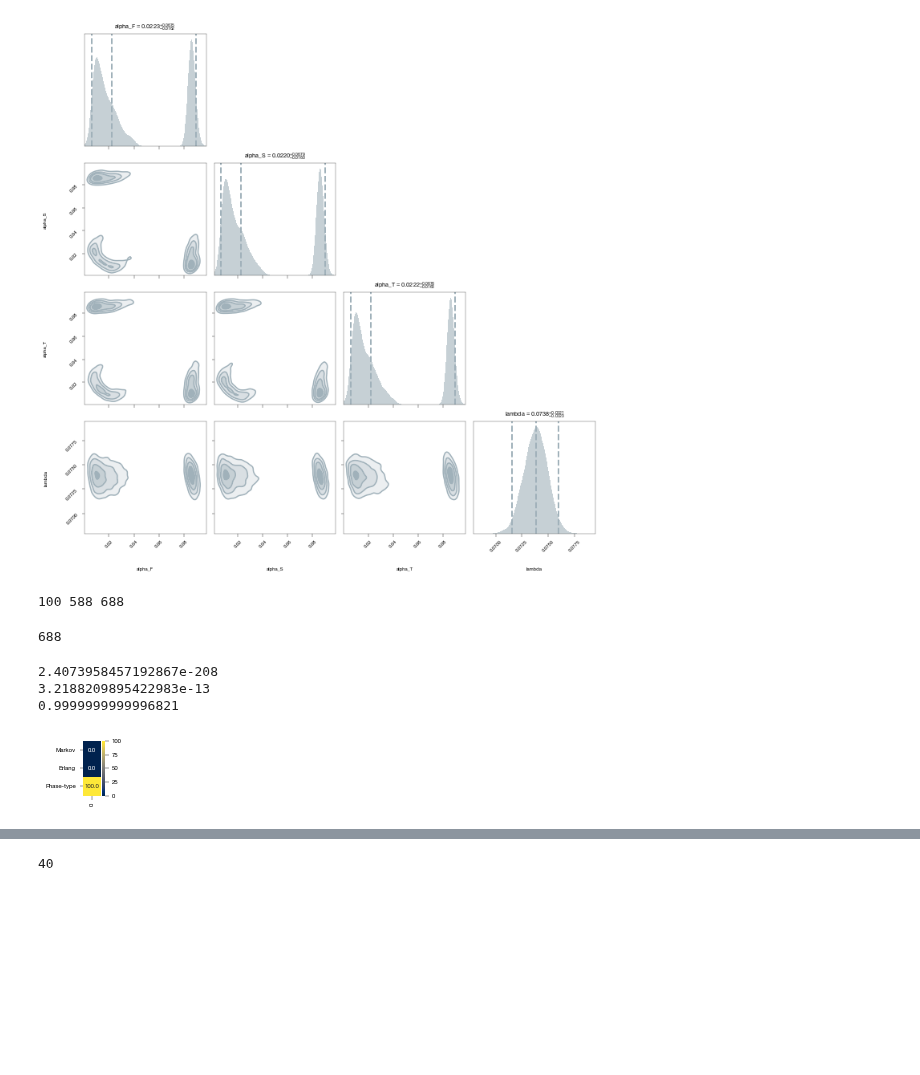
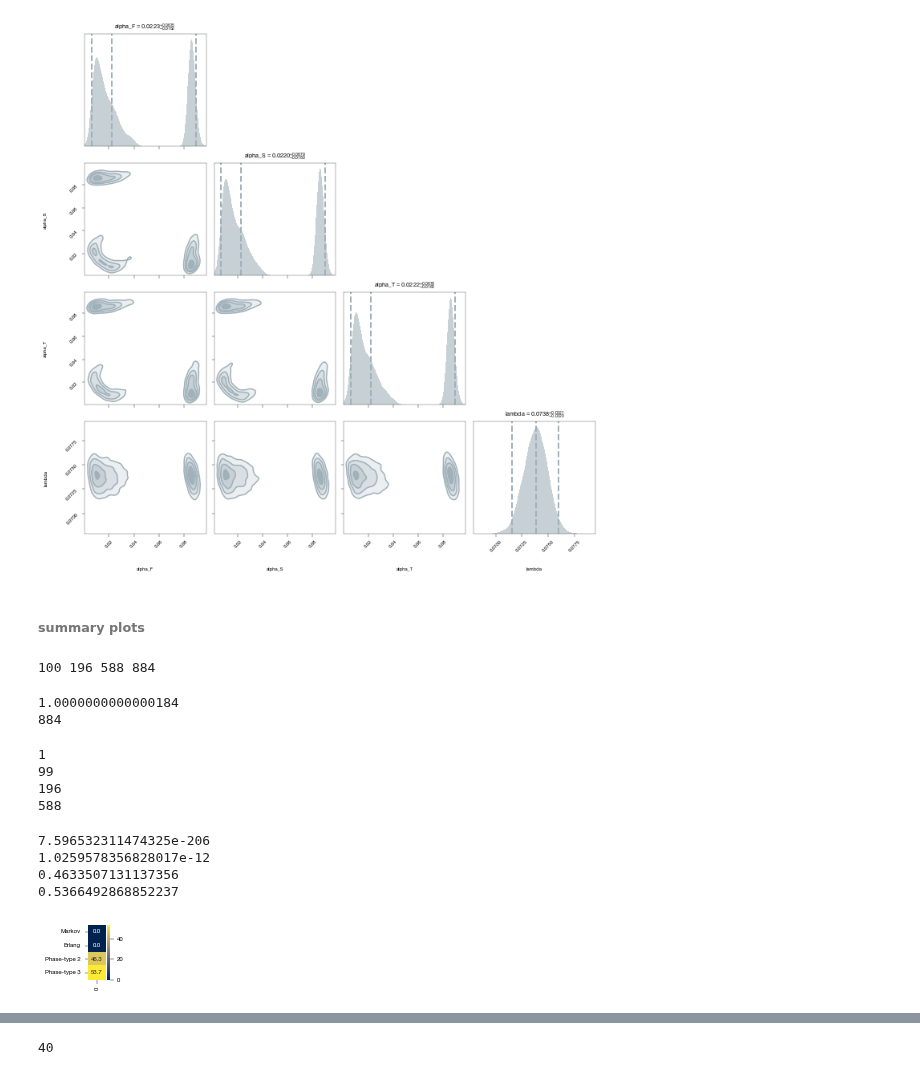
Before and after one commit to mauricelanghinrichs/memocell, a Jupyter notebook: paper/paper_figures.ipynb, the cells around one changed output, grey strips where cells are left out. Drawn from its saved outputs; the diff is of its cells as text; code cells hidden in the pictures; blank space fills up the shorter version.

Commit message:
paper updates

```diff
--- a/paper/paper_figures.ipynb
+++ b/paper/paper_figures.ipynb
@@ -1466,0 +1525,5 @@ me.plots.est_corner_kernel_plot(est, save='paper_figures/post_cd44_cov_net_3_20.
+# %%
+res = pickle.load(open('estimation_count_data_cd44_filtered_sigma022_par2.pickle', 'rb'))
+net_names = [est.net.net_name for est in res]
+model_probs = me.selection.compute_model_probabilities(res)
+log_evids = [est.bay_est_log_evidence for est in res]
@@ -1466,0 +1561,19 @@ me.plots.est_corner_kernel_plot(est, save='paper_figures/post_cd44_cov_net_3_20.
+# %%
+plt.rcParams.update({'figure.figsize': (1.2, 0.8)})
+
+settings = {
+    'A_t': {'label': 'E$(A_t)$', 'color': cactiv},
+    'M_t': {'label': 'E$(M_t)$', 'color': cnaive}
+}
+me.plots.est_bestfit_mean_plot(est, x_label='Time (hours)', save='paper_figures/fit_cd44_mean_net_alphaF6_alphaS8_lambda18.pdf', settings=settings)
+
+settings = {
+    ('A_t', 'A_t'): {'label': 'Var$(A_t)$', 'color': cactiv},
+    ('M_t', 'M_t'): {'label': 'Var$(M_t)$', 'color': cnaive}
+}
+me.plots.est_bestfit_variance_plot(est, x_label='Time (hours)', save='paper_figures/fit_cd44_var_net_alphaF6_alphaS8_lambda18.pdf', settings=settings)
+
+settings = {
+    ('A_t', 'M_t'): {'label': 'Cov$(M_t, A_t)$', 'color': grey}
+}
+me.plots.est_bestfit_covariance_plot(est, x_label='Time (hours)', save='paper_figures/fit_cd44_cov_net_alphaF6_alphaS8_lambda18.pdf', settings=settings)
@@ -1502,35 +1651,53 @@ me.plots.est_bestfit_covariance_plot(est, x_label='Time (hours)', save='paper_fi
 me.plots.est_corner_kernel_plot(est, save='paper_figures/post_cd44_cov_net_alphaF6_alphaS6_alphaT6_lambda14.pdf')
 # %% [output]
 [figure]
+# %% [markdown]
+###### summary plots
 # %%
 res1 = pickle.load(open('estimation_count_data_cd44_filtered_sigma022_minimal2.pickle', 'rb'))
-res2 = pickle.load(open('estimation_count_data_cd44_filtered_sigma022_par3.pickle', 'rb'))
-res = res1 + res2
-print(len(res1), len(res2), len(res))
+res2 = pickle.load(open('estimation_count_data_cd44_filtered_sigma022_par2.pickle', 'rb'))
+res3 = pickle.load(open('estimation_count_data_cd44_filtered_sigma022_par3.pickle', 'rb'))
+res = res1 + res2 + res3
+print(len(res1), len(res2), len(res3), len(res))
 # %% [output]
-100 588 688
+100 196 588 884
 # %%
 net_names = [est.net.net_name for est in res]
-model_probs = me.selection.compute_model_probabilities(res)
+mprior = np.array([0.25] + [0.25/99]*99 + [0.25/196]*196 + [0.25/588]*588)
+print(sum(mprior))
+model_probs = me.selection.compute_model_probabilities(res, mprior=mprior)
 print(len(model_probs))
 # %% [output]
-688
+1.0000000000000184
+884
+# %%
+print(len(model_probs[0:1]))
+print(len(model_probs[1:100]))
+print(len(model_probs[100:296]))
+print(len(model_probs[296:]))
+# %% [output]
+1
+99
+196
+588
 # %%
-print(model_probs[0])
+print(sum(model_probs[0:1]))
 print(sum(model_probs[1:100]))
-print(sum(model_probs[100:]))
+print(sum(model_probs[100:296]))
+print(sum(model_probs[296:]))
 
 plt.figure(figsize=(0.4,1))
-df = pd.DataFrame(np.array([model_probs[0], sum(model_probs[1:100]), sum(model_probs[100:])]) * 100.0, index=['Markov', 'Erlang', 'Phase-type']) # , index=rows
+df = pd.DataFrame(np.array([model_probs[0], sum(model_probs[1:100]), sum(model_probs[100:296]), sum(model_probs[296:])]) * 100.0, index=['Markov', 'Erlang', 'Phase-type 2', 'Phase-type 3']) # , index=rows
 sns.heatmap(df, cmap='cividis', annot=True, fmt='.1f') # 'plasma' # annot=True
 plt.yticks(rotation=0, va='center')
 plt.xticks(rotation=90)
 plt.savefig('paper_figures/models_probs_map.pdf', bbox_inches='tight')
 # %% [output]
-2.4073958457192867e-208
-3.2188209895422983e-13
-0.9999999999996821
+7.596532311474325e-206
+1.0259578356828017e-12
+0.4633507131137356
+0.5366492868852237
-[figure, old version]
+[figure, new version]
 # %%
 res1_probs = me.selection.compute_model_probabilities(res1)
 res2_probs = me.selection.compute_model_probabilities(res2)
```
Also changed, not shown: parts of 54 cells of this notebook, 3 other files.
